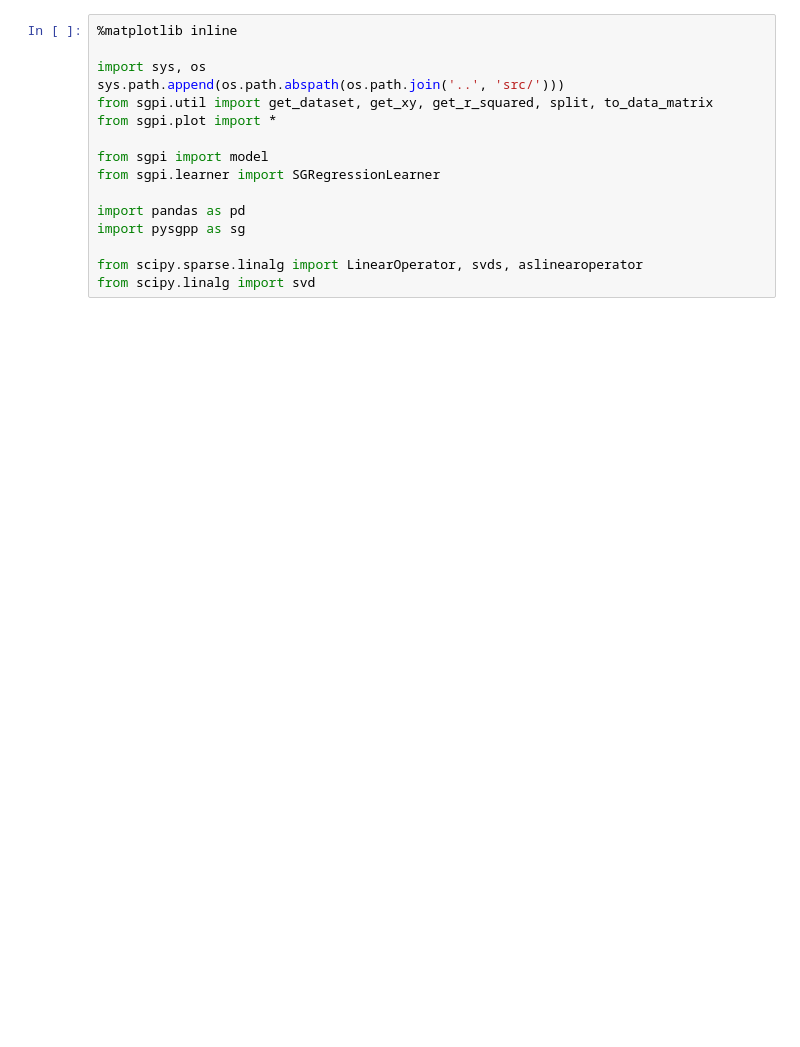
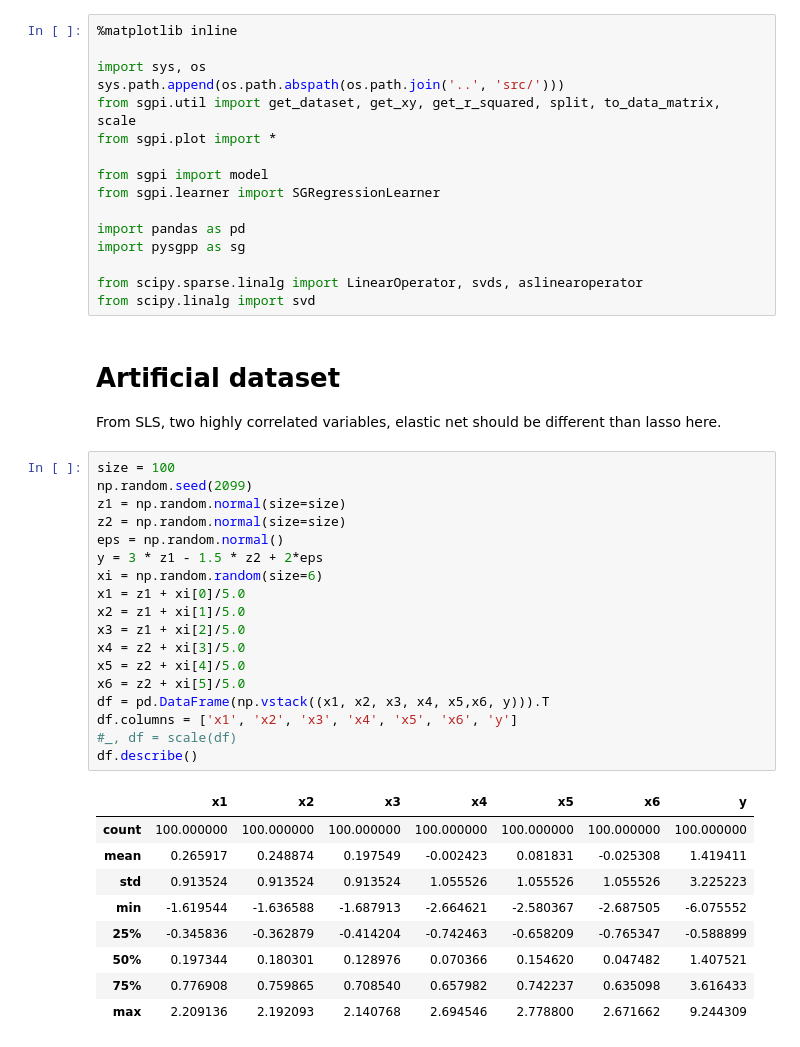
Before and after one commit to krenzland/prior-information, a Jupyter notebook: notebooks/020-SparsePath.ipynb, the cells around one changed output. Drawn from its saved outputs; the diff is of its cells as text; blank space fills up the shorter version.

```diff
--- a/notebooks/020-SparsePath.ipynb
+++ b/notebooks/020-SparsePath.ipynb
@@ -3,7 +3,7 @@
 
 import sys, os
 sys.path.append(os.path.abspath(os.path.join('..', 'src/')))
-from sgpi.util import get_dataset, get_xy, get_r_squared, split, to_data_matrix
+from sgpi.util import get_dataset, get_xy, get_r_squared, split, to_data_matrix, scale
 from sgpi.plot import *
 
 from sgpi import model
@@ -14,3 +14,34 @@ import pysgpp as sg
 
 from scipy.sparse.linalg import LinearOperator, svds, aslinearoperator
 from scipy.linalg import svd
+# %% [markdown]
+# Artificial dataset
+From SLS, two highly correlated variables, elastic net should be different than lasso here.
+# %%
+size = 100
+np.random.seed(2099)
+z1 = np.random.normal(size=size)
+z2 = np.random.normal(size=size)
+eps = np.random.normal()
+y = 3 * z1 - 1.5 * z2 + 2*eps
+xi = np.random.random(size=6)
+x1 = z1 + xi[0]/5.0
+x2 = z1 + xi[1]/5.0
+x3 = z1 + xi[2]/5.0
+x4 = z2 + xi[3]/5.0
+x5 = z2 + xi[4]/5.0
+x6 = z2 + xi[5]/5.0
+df = pd.DataFrame(np.vstack((x1, x2, x3, x4, x5,x6, y))).T
+df.columns = ['x1', 'x2', 'x3', 'x4', 'x5', 'x6', 'y']
+#_, df = scale(df)
+df.describe()
+# %% [output]
+|  | x1 | x2 | x3 | x4 | x5 | x6 | y |
+| count | 100.000000 | 100.000000 | 100.000000 | 100.000000 | 100.000000 | 100.000000 | 100.000000 |
+| mean | 0.265917 | 0.248874 | 0.197549 | -0.002423 | 0.081831 | -0.025308 | 1.419411 |
+| std | 0.913524 | 0.913524 | 0.913524 | 1.055526 | 1.055526 | 1.055526 | 3.225223 |
+| min | -1.619544 | -1.636588 | -1.687913 | -2.664621 | -2.580367 | -2.687505 | -6.075552 |
+| 25% | -0.345836 | -0.362879 | -0.414204 | -0.742463 | -0.658209 | -0.765347 | -0.588899 |
+| 50% | 0.197344 | 0.180301 | 0.128976 | 0.070366 | 0.154620 | 0.047482 | 1.407521 |
+| 75% | 0.776908 | 0.759865 | 0.708540 | 0.657982 | 0.742237 | 0.635098 | 3.616433 |
+| max | 2.209136 | 2.192093 | 2.140768 | 2.694546 | 2.778800 | 2.671662 | 9.244309 |
```
Also changed, not shown: parts of 27 cells of this notebook.
